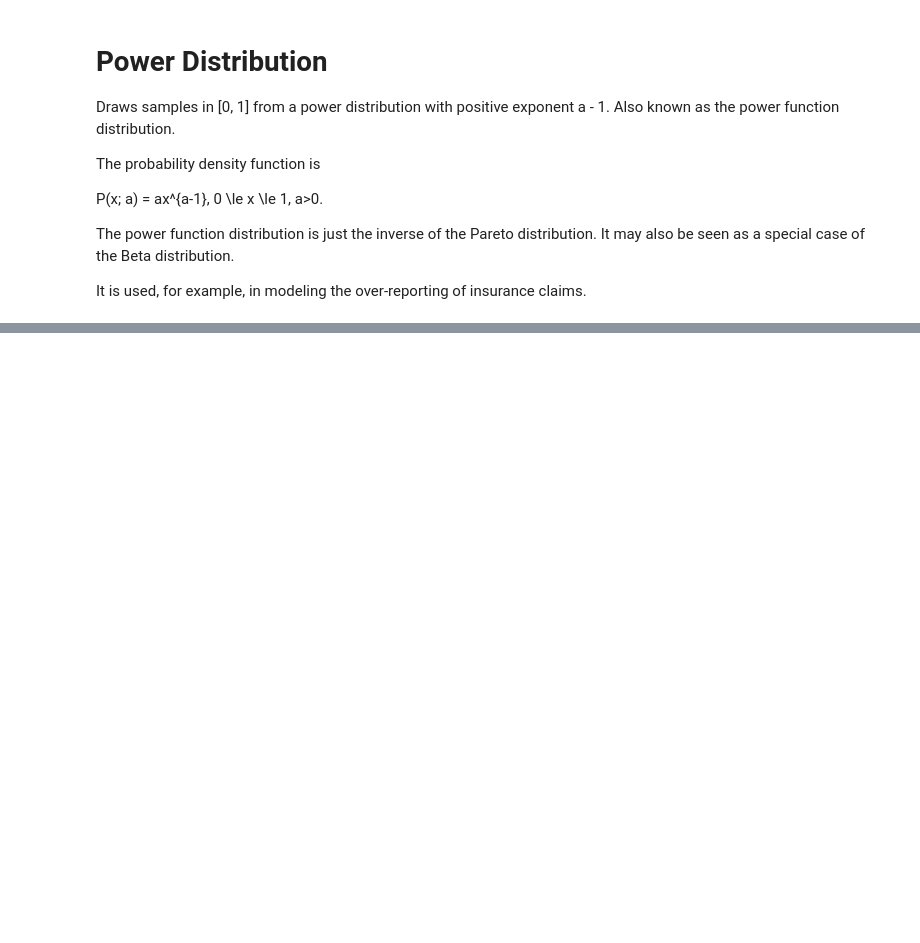
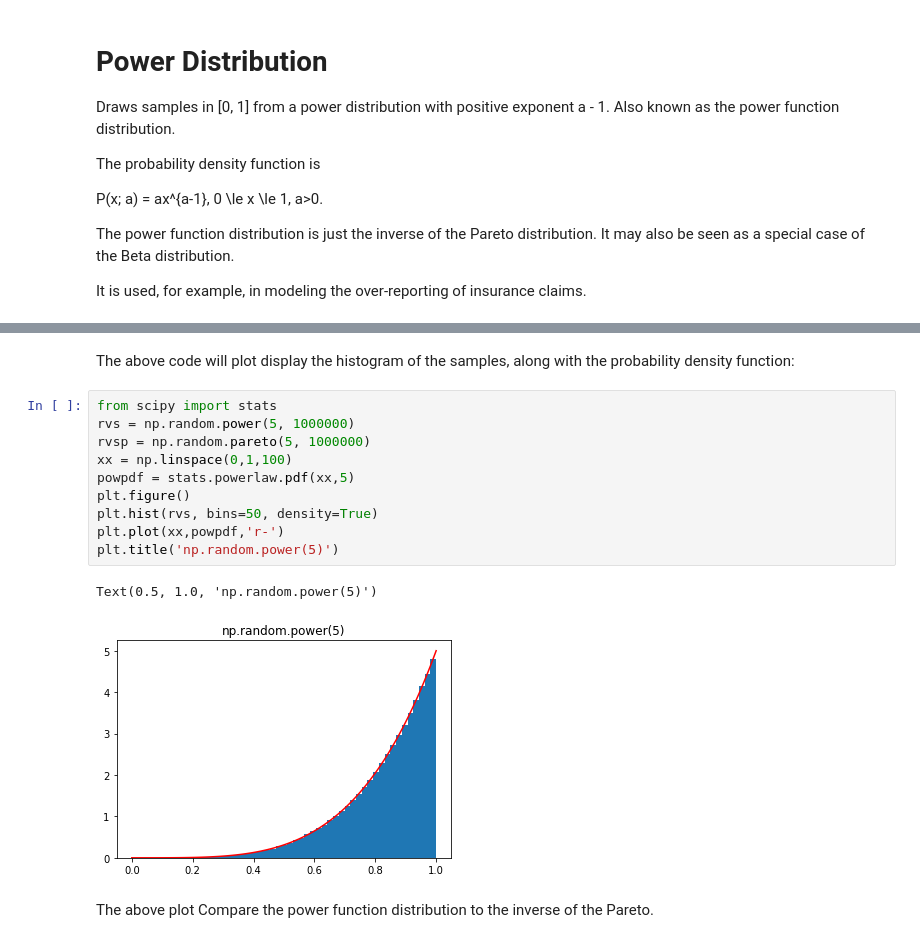
Before and after one commit to babubaskaran/numpy.random, a Jupyter notebook: Numpy_Random_Problem.ipynb, the cells around one changed output, grey strips where cells are left out. Drawn from its saved outputs; the diff is of its cells as text; blank space fills up the shorter version.

Commit message:
last distribution added

```diff
--- a/Numpy_Random_Problem.ipynb
+++ b/Numpy_Random_Problem.ipynb
@@ -216,0 +240,17 @@ It is used, for example, in modeling the over-reporting of insurance claims.
+# %% [markdown]
+The above code will plot display the histogram of the samples, along with the probability density function:
+# %%
+from scipy import stats
+rvs = np.random.power(5, 1000000)
+rvsp = np.random.pareto(5, 1000000)
+xx = np.linspace(0,1,100)
+powpdf = stats.powerlaw.pdf(xx,5)
+plt.figure()
+plt.hist(rvs, bins=50, density=True)
+plt.plot(xx,powpdf,'r-')
+plt.title('np.random.power(5)')
+# %% [output]
+Text(0.5, 1.0, 'np.random.power(5)')
+[figure, added]
+# %% [markdown]
+The above plot Compare the power function distribution to the inverse of the Pareto.
```
Also changed, not shown: parts of 6 cells of this notebook.
